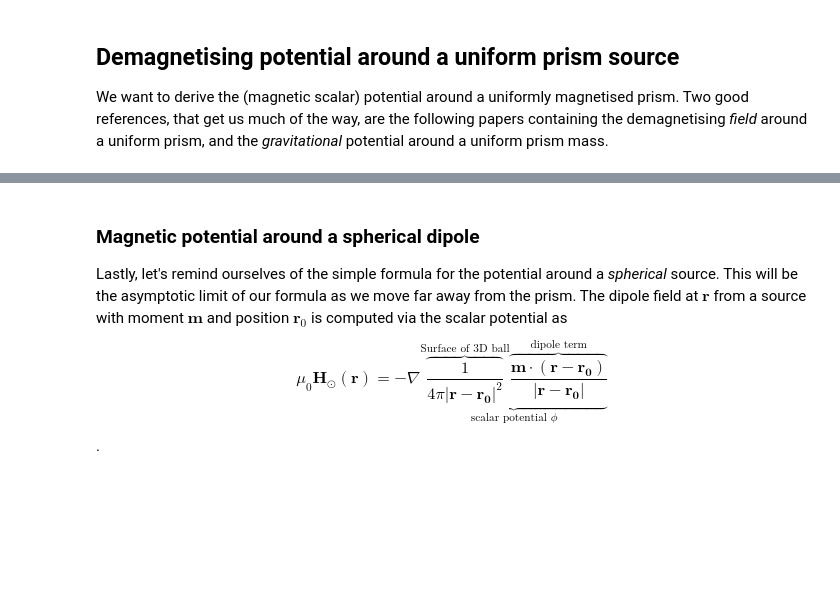
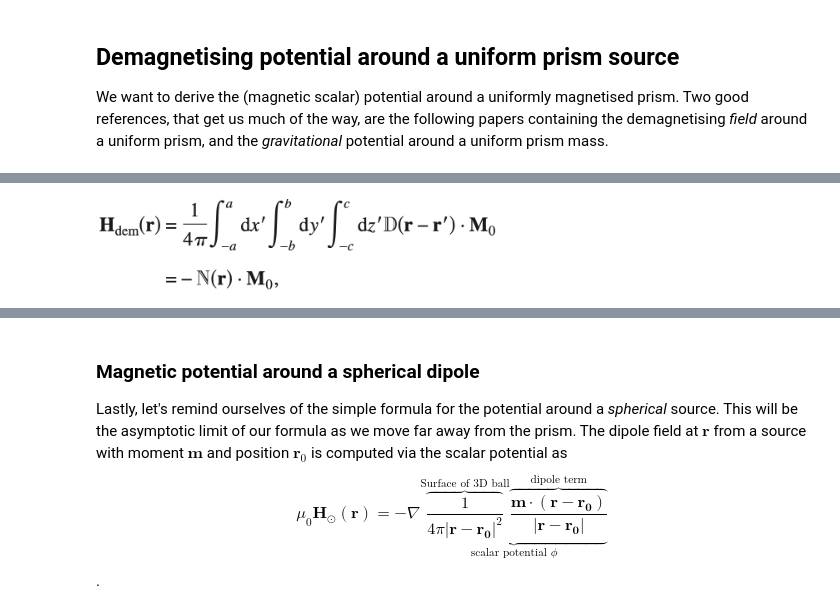
Before and after one commit to cmt-dtu-energy/hypermagnetics, a Jupyter notebook: nbs/sources.ipynb, the cells around one changed output, grey strips where cells are left out. Cells and saved outputs as stored; diff of their text form; code cells hidden in the pictures; blank space fills up the shorter version.

Commit message:
using Image for eq image include

```diff
--- a/nbs/sources.ipynb
+++ b/nbs/sources.ipynb
@@ -5 +9,7 @@ We want to derive the (magnetic scalar) potential around a uniformly magnetised
+# %%
+from IPython.display import Image
+
+Image(filename="nbs/assets/demag-tensor-eq.png", width=400)
+# %% [output]
+[figure, added]
 # %% [markdown]
```
Also changed, not shown: parts of 10 cells of this notebook.
